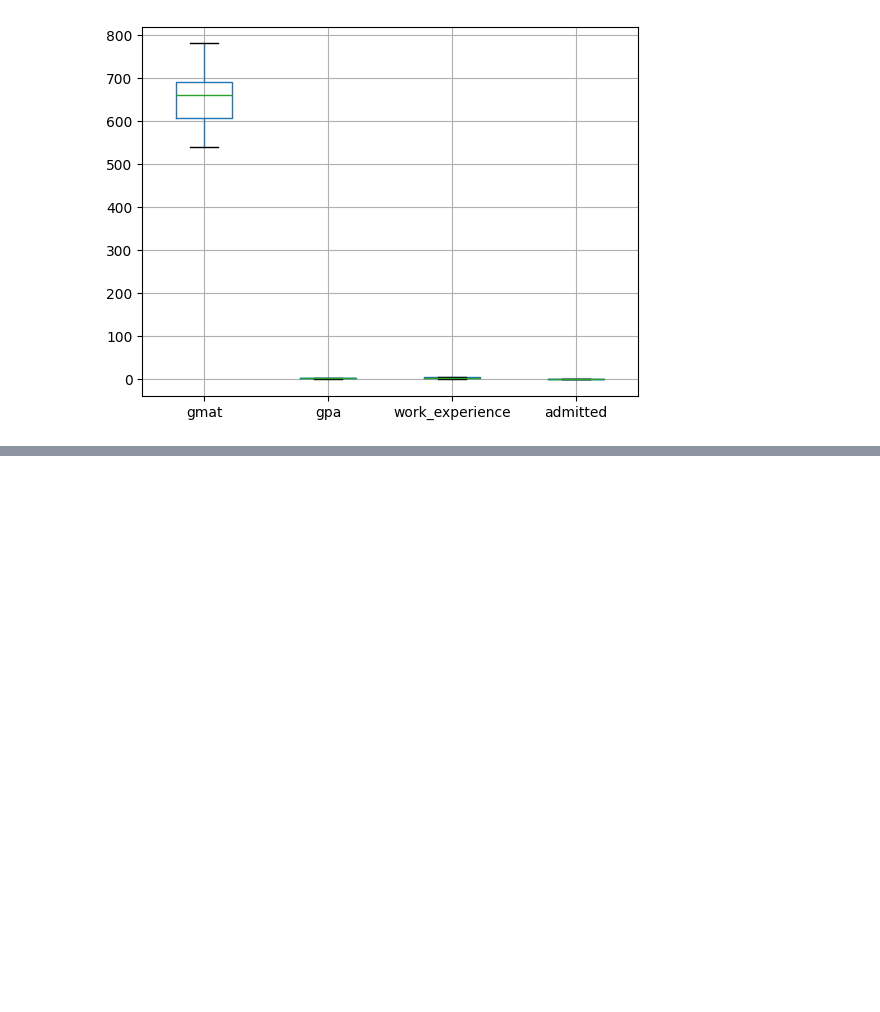
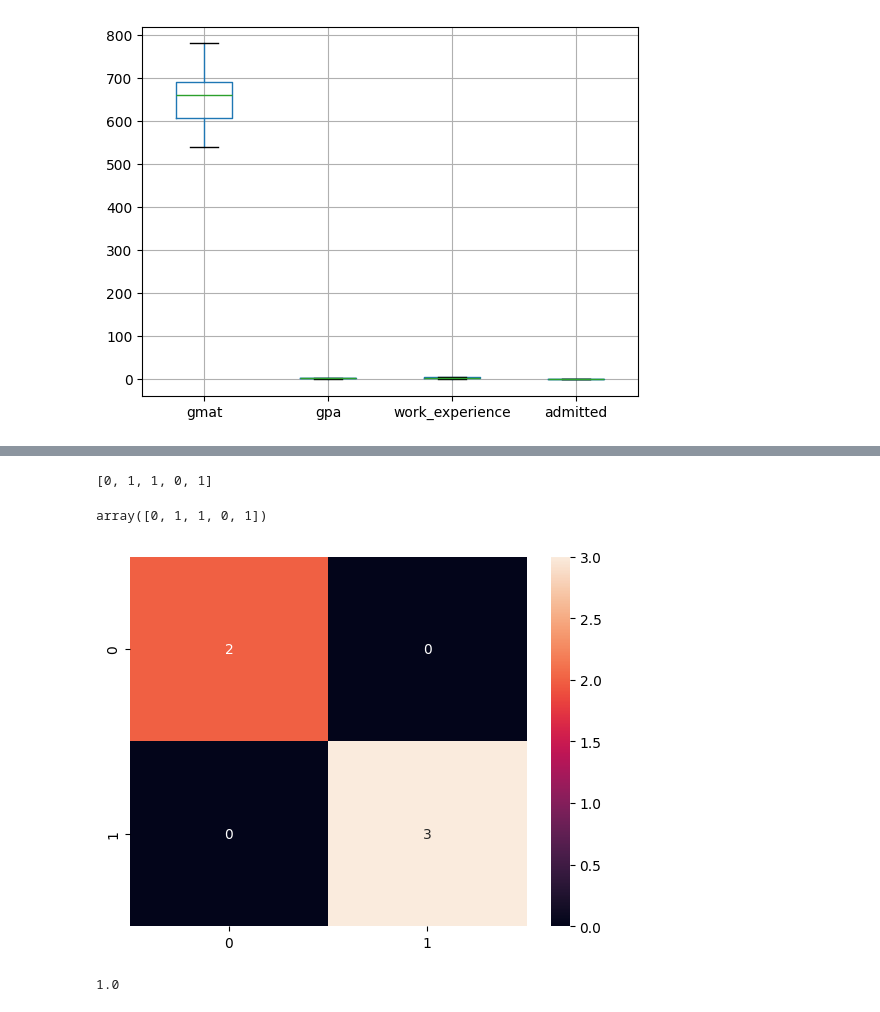
Before and after one commit to denverkim/DM_FALL2026, a Jupyter notebook: DM26_LAB5.ipynb, the cells around one changed output, grey strips where cells are left out. Saved outputs shown, nothing was run; the diff lists cells and outputs as text; code cells hidden in the pictures; blank space fills up the shorter version.

```diff
--- a/DM26_LAB5.ipynb
+++ b/DM26_LAB5.ipynb
@@ -40,0 +74,7 @@ plt.show()
+# %%
+# 로지스틱 회귀 모델 학습
+import statsmodels.api as sm
+
+logit = sm.Logit(y_train, sm.add_constant(x_train))
+result = logit.fit()
+result.summary()
@@ -40,0 +98,5 @@ plt.show()
+# %%
+# logit_test.csv를 불러온 후 모델을 평가하시오.
+test = pd.read_csv('/content/logit_test.csv')
+test = test.drop('Unnamed: 0', axis=1)
+test.head()
@@ -40,0 +110,8 @@ plt.show()
+# %%
+# x와 y 분리
+x_test = test[['gmat', 'gpa', 'work_experience']]
+y_test = test['admitted']
+# %%
+# 테스트 데이터의 합격 확률 예측
+y_pred = result.predict(sm.add_constant(x_test))
+y_pred
@@ -40,0 +126,26 @@ plt.show()
+# %%
+# 예측값을 0 또는 1로 변환
+list(map(round, y_pred))
+# %% [output]
+[0, 1, 1, 0, 1]
+# %%
+# 실제 합격 여부와 예측 결과 비교
+y_test.values
+# %% [output]
+array([0, 1, 1, 0, 1])
+# %%
+# 혼동행렬 계산
+from sklearn.metrics import confusion_matrix
+import seaborn as sns
+import matplotlib.pyplot as plt
+
+sns.heatmap(confusion_matrix(y_test, list(map(round, y_pred))), annot=True)
+plt.show()
+# %% [output]
+[figure, added]
+# %%
+# 정확도 계산
+from sklearn.metrics import accuracy_score
+accuracy_score(y_test, list(map(round, y_pred)))
+# %% [output]
+1.0
```
Also changed, not shown: parts of 11 cells of this notebook.
